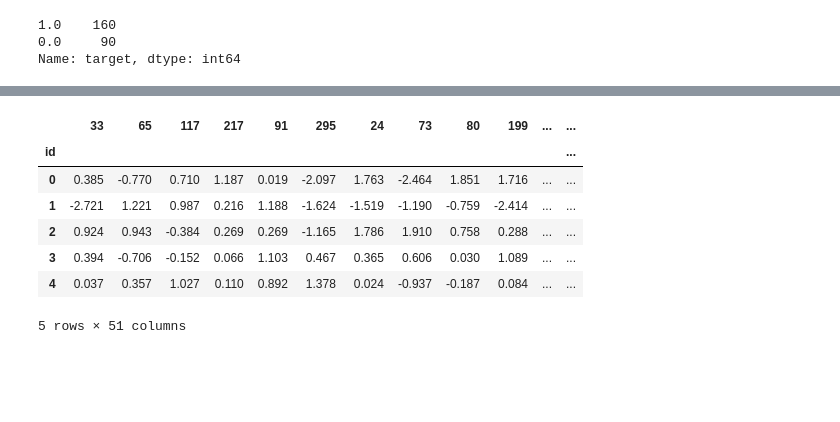
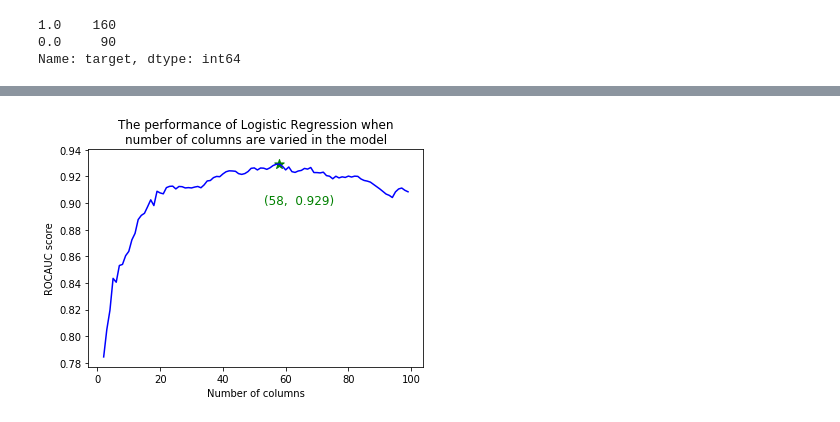
Before and after one commit to amjadfarman/do_not_overfit_ii, a Jupyter notebook: do_not_overfit.ipynb, the cells around one changed output, grey strips where cells are left out. Saved outputs shown, nothing was run; the diff lists cells and outputs as text; code cells hidden in the pictures; blank space fills up the shorter version.

```diff
--- a/do_not_overfit.ipynb
+++ b/do_not_overfit.ipynb
@@ -84,16 +86,38 @@ plt.show()
-# %%
-best_columns = list(
-    columns_impact['column_name'][:50]
-)
-train_data = train_data[best_columns + ['target']]
-train_data.head()
-# %% [output]
-|  | 33 | 65 | 117 | 217 | 91 | 295 | 24 | 73 | 80 | 199 | ... | ... |
-| id |  |  |  |  |  |  |  |  |  |  |  | ... |
-| 0 | 0.385 | -0.770 | 0.710 | 1.187 | 0.019 | -2.097 | 1.763 | -2.464 | 1.851 | 1.716 | ... | ... |
-| 1 | -2.721 | 1.221 | 0.987 | 0.216 | 1.188 | -1.624 | -1.519 | -1.190 | -0.759 | -2.414 | ... | ... |
-| 2 | 0.924 | 0.943 | -0.384 | 0.269 | 0.269 | -1.165 | 1.786 | 1.910 | 0.758 | 0.288 | ... | ... |
-| 3 | 0.394 | -0.706 | -0.152 | 0.066 | 1.103 | 0.467 | 0.365 | 0.606 | 0.030 | 1.089 | ... | ... |
-| 4 | 0.037 | 0.357 | 1.027 | 0.110 | 0.892 | 1.378 | 0.024 | -0.937 | -0.187 | 0.084 | ... | ... |
-5 rows × 51 columns
+# %%
+my_folds = RepeatedStratifiedKFold(n_splits = 5, n_repeats = 10, random_state = 2)
+C = np.linspace(start = 0.0001, stop = 1, num=51)
+hyperparameters = dict(C = C)
+cols_seq = list(range(2, 100))
+tuned_score = []
+for total_cols in cols_seq:
+    best_columns = list(
+    columns_impact['column_name'][:total_cols]
+    )
+    train_subset = train_data[best_columns + ['target']]
+    cl_log = LogisticRegression(penalty = 'l2', max_iter = 100)
+    grid_log = GridSearchCV(cl_log
+                            , hyperparameters
+                            , cv = my_folds
+                            , verbose = 0
+                            , scoring = 'roc_auc')
+    grid_log.fit(train_subset[train_subset.columns[train_subset.columns != 'target']], train_subset['target'])
+    tuned_score.append(grid_log.best_score_)
+# %%
+s = '({0:2d}, {1:6.3f})'.format(cols_seq[tuned_score.index(max(tuned_score))], max(tuned_score))
+
+plt.plot(cols_seq, tuned_score, 'b')
+plt.title('The performance of Logistic Regression when\nnumber of columns are varied in the model')
+plt.xlabel('Number of columns')
+plt.ylabel('ROCAUC score')
+plt.scatter(cols_seq[tuned_score.index(max(tuned_score))], max(tuned_score), marker='*', s = 100, c = 'g')
+plt.text(
+    cols_seq[tuned_score.index(max(tuned_score))] - 5
+    , max(tuned_score) - 0.03
+    , s
+    , fontsize=12
+    , color = 'green'
+)
+plt.show()
+# %% [output]
+[figure, added]
 # %%
```
Also changed, not shown: parts of 24 cells of this notebook.
